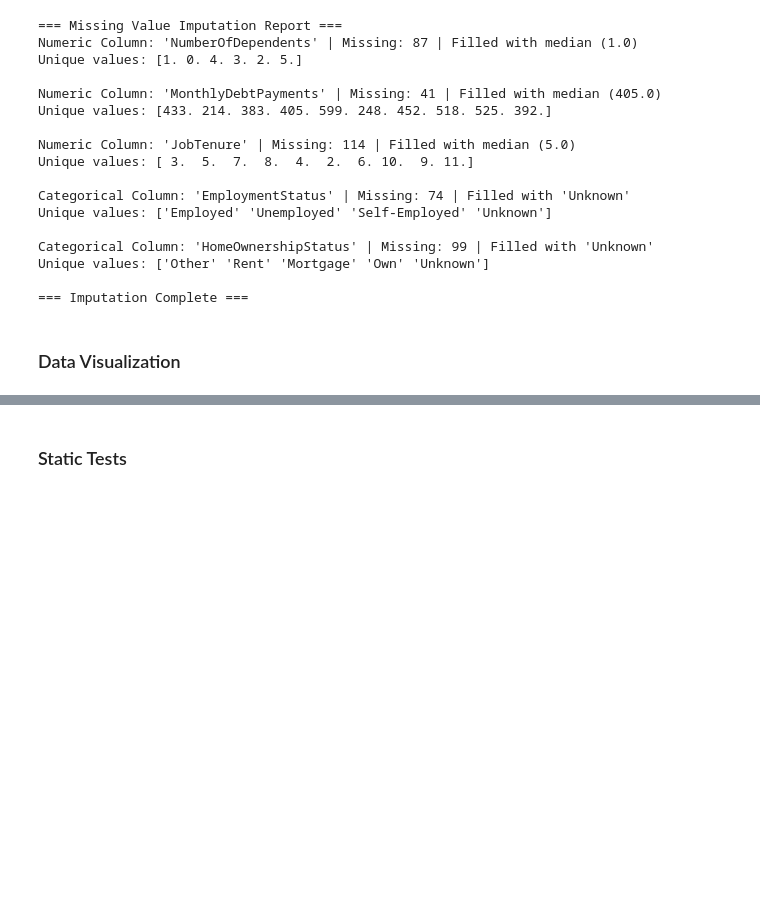
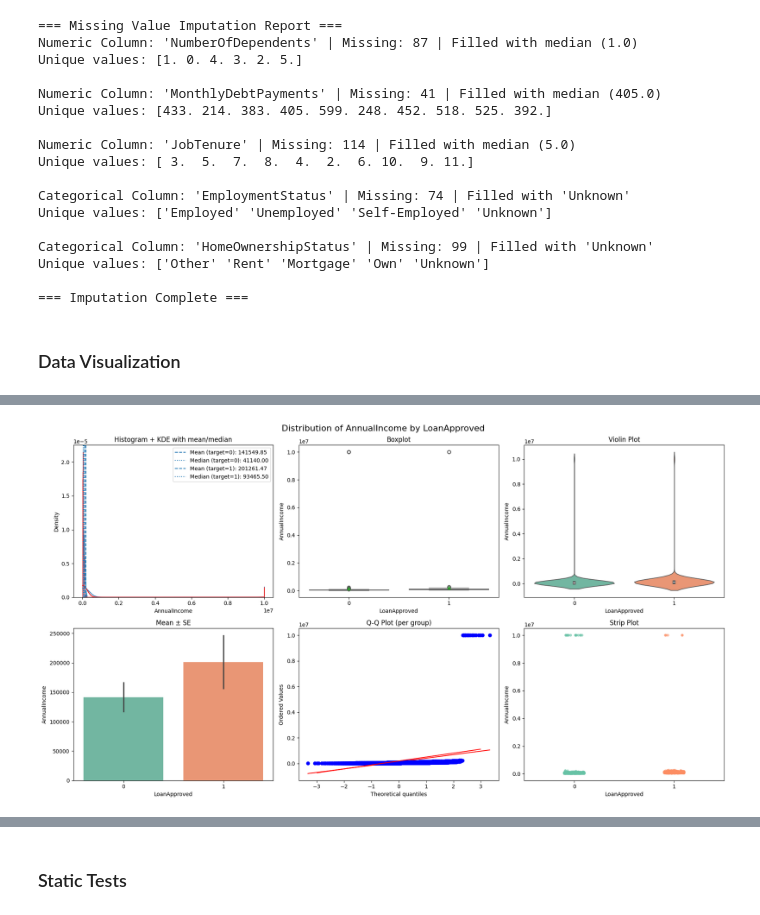
Before and after one commit to KimiyaVahidMotlagh/QBC-DA10-Group4Project1, a Jupyter notebook: DA10_EDA(Nan_fill_&_Visualize___Kimiya)_.ipynb, the cells around one changed output, grey strips where cells are left out. Drawn from its saved outputs; the diff is of its cells as text; code cells hidden in the pictures; blank space fills up the shorter version.

```diff
--- a/DA10_EDA(Nan_fill_&_Visualize___Kimiya)_.ipynb
+++ b/DA10_EDA(Nan_fill_&_Visualize___Kimiya)_.ipynb
@@ -226,0 +235,4 @@ plot_feature_vs_target(bank_data, feature_col="Age", target_col="LoanApproved")
+# %%
+plot_feature_vs_target(bank_data, feature_col="AnnualIncome", target_col="LoanApproved")
+# %% [output]
+[figure, added]
```
Also changed, not shown: parts of 5 cells of this notebook.
